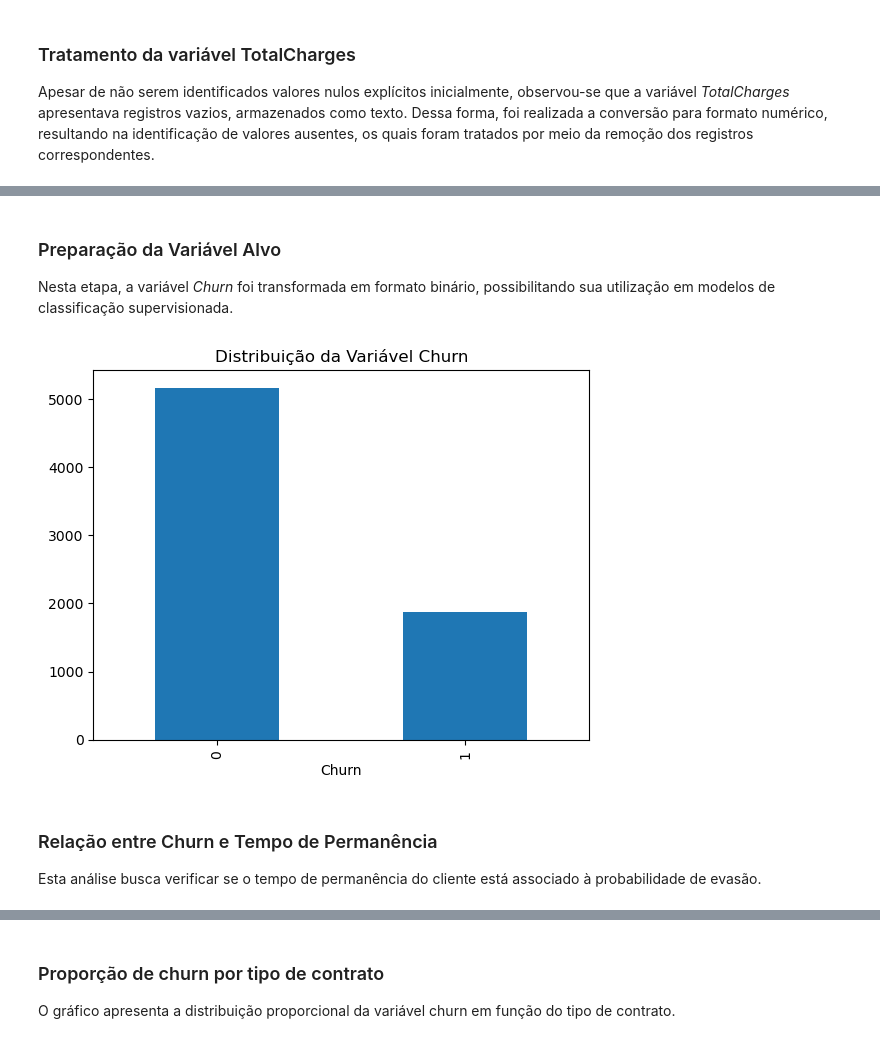
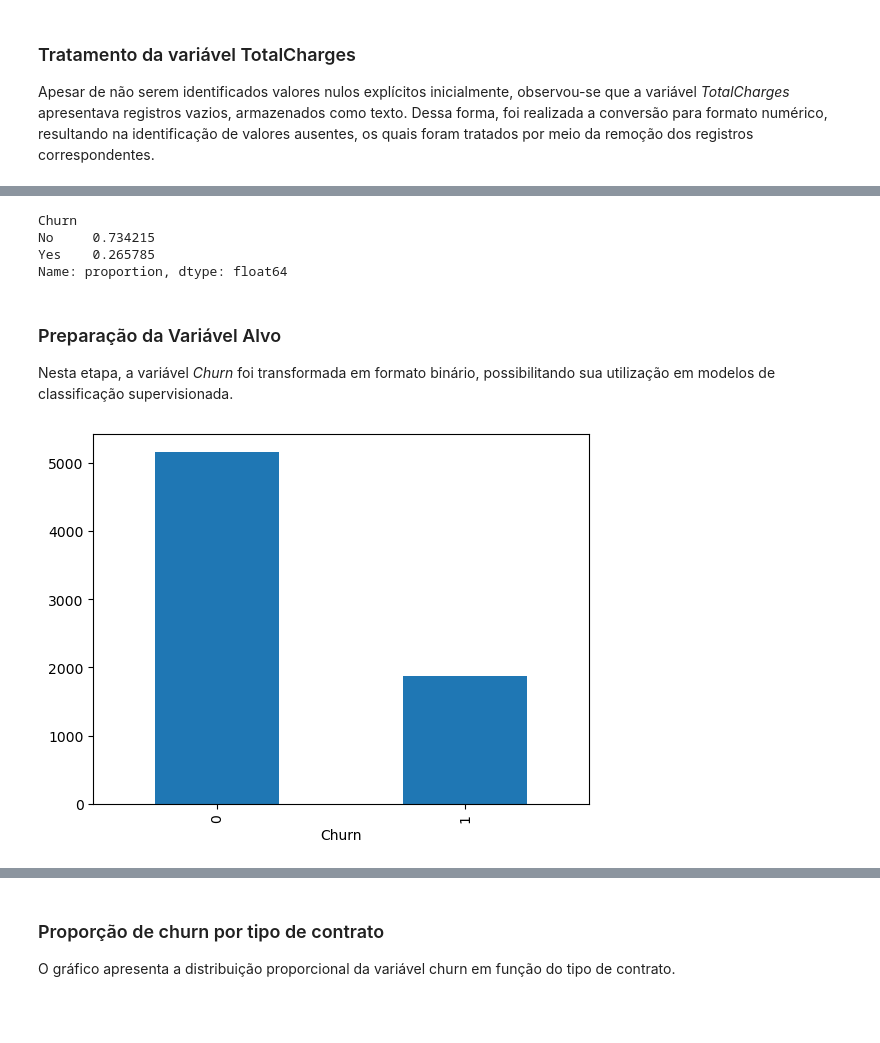
Before and after one commit to AlissonFelipeBS/TCC-churn-telco, a Jupyter notebook: TCC_Chur_Telecon.ipynb, the cells around one changed output, grey strips where cells are left out. Saved outputs shown, nothing was run; the diff lists cells and outputs as text; code cells hidden in the pictures; blank space fills up the shorter version.

Commit message:
Atualização TCC churn com modelos e análise completa

```diff
--- a/TCC_Chur_Telecon.ipynb
+++ b/TCC_Chur_Telecon.ipynb
@@ -153,3 +202,10 @@ dados = dados.dropna()
+# %%
+dados.Churn.value_counts("Yes")
+# %% [output]
+Churn
+No     0.734215
+Yes    0.265785
+Name: proportion, dtype: float64
 # %% [markdown]
 ### Preparação da Variável Alvo
 
@@ -157,16 +213,13 @@ Nesta etapa, a variável *Churn* foi transformada em formato binário, possibili
 # %%
 # Conversão da variável Churn para valores binários
 dados["Churn"] = dados["Churn"].map({"Yes": 1, "No": 0})
 
 # Distribuição da variável alvo
 dados["Churn"].value_counts(normalize=True)
 
 dados["Churn"].value_counts().plot(kind="bar")
-plt.title("Distribuição da Variável Churn")
+
+# Ajustando os rótulos para horizontal
 plt.show()
 # %% [output]
-[figure, old version]
+[figure, new version]
-# %% [markdown]
-### Relação entre Churn e Tempo de Permanência
-
-Esta análise busca verificar se o tempo de permanência do cliente está associado à probabilidade de evasão.
```
Also changed, not shown: parts of 35 cells of this notebook.
